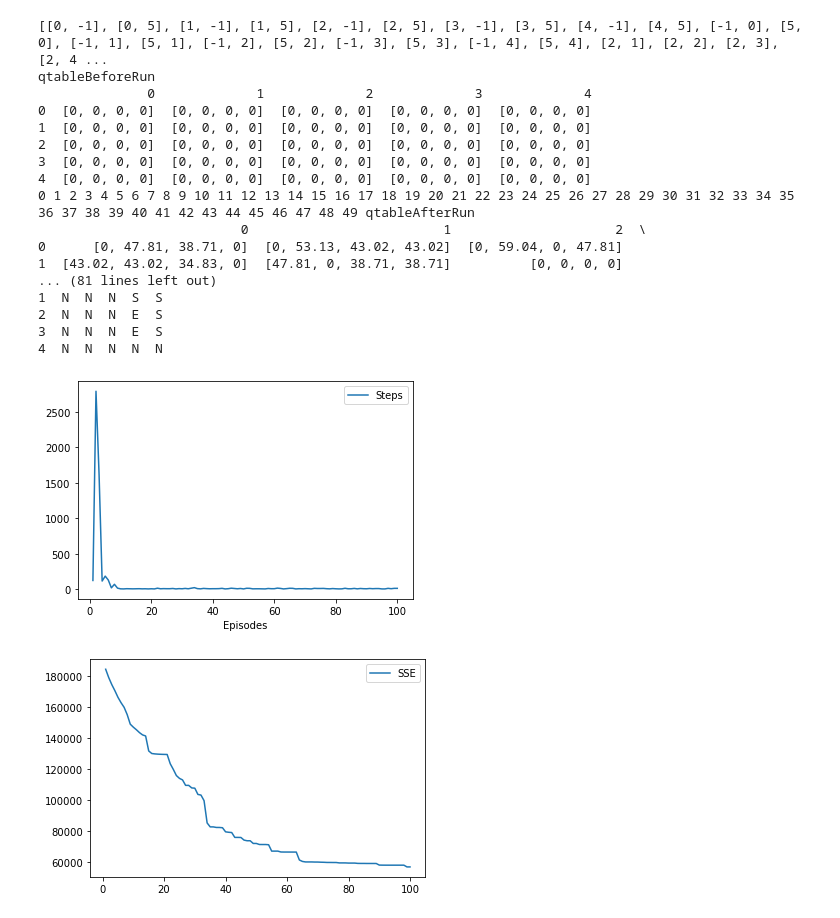
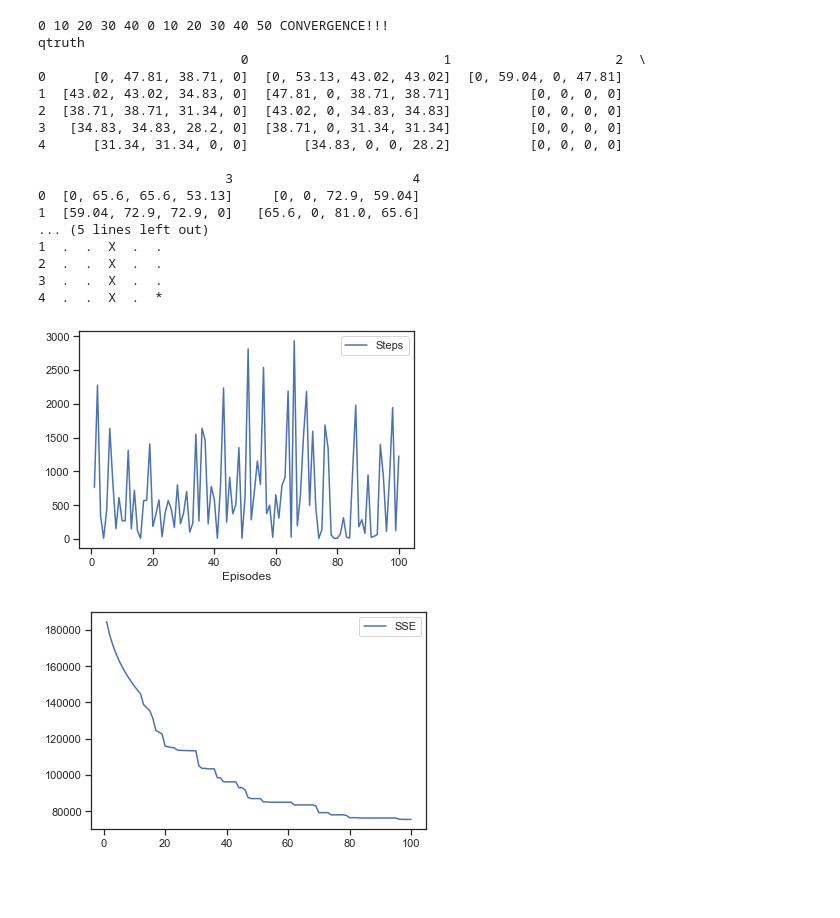
Before and after one commit to FreedomEclipse/GridWorld, a Jupyter notebook: gridworldAdv.ipynb, the cells around one changed output. Saved outputs shown, nothing was run; the diff lists cells and outputs as text; code cells hidden in the pictures; blank space fills up the shorter version.

Commit message:
Code complete. Debug print statements left in.

```diff
--- a/gridworldAdv.ipynb
+++ b/gridworldAdv.ipynb
@@ -743,8 +750,8 @@ itersTruth = [100, 200, 500, 900]
 
 grid.determineQtruth(itersTruth, True, False)
 
-#print("vtruth")
-#print(grid.vtruth)
+print("vtruth")
+print(grid.vtruth)
 
 
 runiters = [100]
@@ -752,11 +759,14 @@ for i in range(0, len(runiters)):
 
     p = [['S', 'E', 'E', 'E', 'S'], ['E', 'S', 'S', 'S', 'W'], ['N', 'E', 'E', 'S', 'S'], ['N', 'W', 'W', 'E', 'S'], ['N', 'W', 'W', 'E', 'N']]
     policy = pd.DataFrame(p)
-    print(policy)
+    #print(policy)
 
+    grid.reset_showboard()
     player = Player(grid, [0, 0])
+    print(grid.show_board)
+
     player.policy = policy
-    print(player.policy)
+    #print(player.policy)
     charts = Charts(runiters[i])
 
     run(False, runiters[i], None, 0.3, False, 'td')
@@ -793,11 +803,10 @@ qtableBeforeRun
 # %%
-# QLearning Non-deterministic example with walls and 2 openings
+# QLearning Non-deterministic example with walls and one opening
 aRewards = [[4, 4, 100]]
 aTerminals = [[4, 4]]
 
 grid = setupGrid(5, 5, aRewards, aTerminals, None, None)
-grid.set_walls([[2, 1], [2, 2], [2, 3]])
-print(grid.walls)
+grid.set_walls([[2, 1], [2, 2], [2, 3], [2, 4]])
 player = Player(grid, [0, 0])
 qlearn = QLearn(0.9, 0.5, False)
 
@@ -810,6 +819,7 @@ print(grid.qtruth)
 runiters = [100]
 for i in range(0, len(runiters)):
 
+    grid.reset_showboard()
     player = Player(grid, [0, 0])
     charts = Charts(runiters[i])
     print(grid.show_board)
@@ -822,7 +832,8 @@ for i in range(0, len(runiters)):
 
     print(player.policy)
 
-
+qlwsteps = charts.stepsGoal[:]
+qlwsse = charts.sse[:]
 
 plt.figure()
 g1 = sns.lineplot(data=charts.stepsGoal)
@@ -851,60 +862,68 @@ qtableBeforeRun
 # %%
-# QLearning Non-deterministic example with walls and one opening
+# SARSA with wall with one opening
+# predefined policy, not optimal
 aRewards = [[4, 4, 100]]
 aTerminals = [[4, 4]]
 
 grid = setupGrid(5, 5, aRewards, aTerminals, None, None)
 grid.set_walls([[2, 1], [2, 2], [2, 3], [2, 4]])
-print(grid.walls)
 player = Player(grid, [0, 0])
 qlearn = QLearn(0.9, 0.5, False)
 
 itersTruth = [50, 60, 70, 80]
 grid.determineQtruth(itersTruth, False, False)
 
 print("qtruth")
 print(grid.qtruth)
 
+
+
 runiters = [100]
 for i in range(0, len(runiters)):
 
+    p = [['S', 'E', 'E', 'E', 'S'], ['E', 'S', 'S', 'S', 'W'], ['N', 'E', 'E', 'S', 'S'], ['N', 'W', 'W', 'E', 'S'], ['N', 'W', 'W', 'E', 'N']]
+    policy = pd.DataFrame(p)
+    #print(policy)
+
+    grid.reset_showboard()
     player = Player(grid, [0, 0])
+
+    player.policy = policy
     charts = Charts(runiters[i])
-    print(grid.show_board)
 
-    run(False, runiters[i], None, 0.3, False, 'ql')
+    run(False, runiters[i], None, 0.1, False, 'sarsa')
 
     print(grid.show_board)
 
-    player.detPolicyV()
+    #player.detPolicyV()
 
-    print(player.policy)
+    #print(player.policy)
 
-qlwsteps = charts.stepsGoal[:]
-qlwsse = charts.sse[:]
+sarwsteps = charts.stepsGoal[:]
+sarwsse = charts.sse[:]
 
 plt.figure()
 g1 = sns.lineplot(data=charts.stepsGoal)
 plt.figure()
 g2 = sns.lineplot(data=charts.sse)
 # %% [output]
-[[0, -1], [0, 5], [1, -1], [1, 5], [2, -1], [2, 5], [3, -1], [3, 5], [4, -1], [4, 5], [-1, 0], [5, 0], [-1, 1], [5, 1], [-1, 2], [5, 2], [-1, 3], [5, 3], [-1, 4], [5, 4], [2, 1], [2, 2], [2, 3], [2, 4 ...
-qtableBeforeRun
-              0             1             2             3             4
-0  [0, 0, 0, 0]  [0, 0, 0, 0]  [0, 0, 0, 0]  [0, 0, 0, 0]  [0, 0, 0, 0]
-1  [0, 0, 0, 0]  [0, 0, 0, 0]  [0, 0, 0, 0]  [0, 0, 0, 0]  [0, 0, 0, 0]
-2  [0, 0, 0, 0]  [0, 0, 0, 0]  [0, 0, 0, 0]  [0, 0, 0, 0]  [0, 0, 0, 0]
-3  [0, 0, 0, 0]  [0, 0, 0, 0]  [0, 0, 0, 0]  [0, 0, 0, 0]  [0, 0, 0, 0]
-4  [0, 0, 0, 0]  [0, 0, 0, 0]  [0, 0, 0, 0]  [0, 0, 0, 0]  [0, 0, 0, 0]
-0 1 2 3 4 5 6 7 8 9 10 11 12 13 14 15 16 17 18 19 20 21 22 23 24 25 26 27 28 29 30 31 32 33 34 35 36 37 38 39 40 41 42 43 44 45 46 47 48 49 qtableAfterRun
+0 10 20 30 40 0 10 20 30 40 50 CONVERGENCE!!!
+qtruth
                           0                         1                     2  \
 0      [0, 47.81, 38.71, 0]  [0, 53.13, 43.02, 43.02]  [0, 59.04, 0, 47.81]
 1  [43.02, 43.02, 34.83, 0]  [47.81, 0, 38.71, 38.71]          [0, 0, 0, 0]
-... (81 lines left out)
-1  N  N  N  S  S
-2  N  N  N  E  S
-3  N  N  N  E  S
-4  N  N  N  N  N
+2  [38.71, 38.71, 31.34, 0]  [43.02, 0, 34.83, 34.83]          [0, 0, 0, 0]
+3   [34.83, 34.83, 28.2, 0]  [38.71, 0, 31.34, 31.34]          [0, 0, 0, 0]
+4      [31.34, 31.34, 0, 0]       [34.83, 0, 0, 28.2]          [0, 0, 0, 0]
+
+                        3                       4
+0  [0, 65.6, 65.6, 53.13]     [0, 0, 72.9, 59.04]
+1  [59.04, 72.9, 72.9, 0]   [65.6, 0, 81.0, 65.6]
+... (5 lines left out)
+1  .  .  X  .  .
+2  .  .  X  .  .
+3  .  .  X  .  .
+4  .  .  X  .  *
-[figure, old version]
+[figure, new version]
-[figure, old version]
+[figure, new version]
 # %%
```
Also changed, not shown: parts of 26 cells of this notebook.
